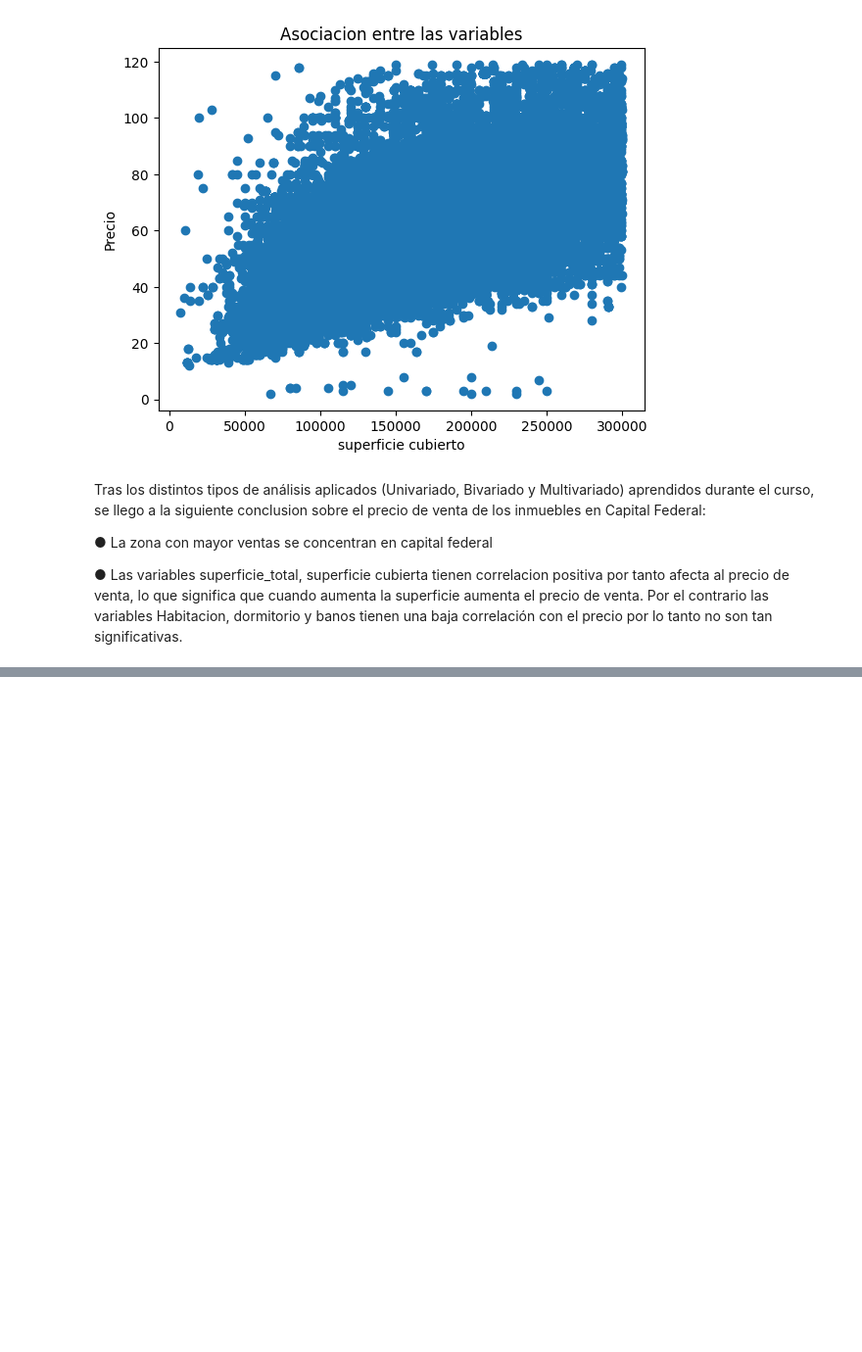
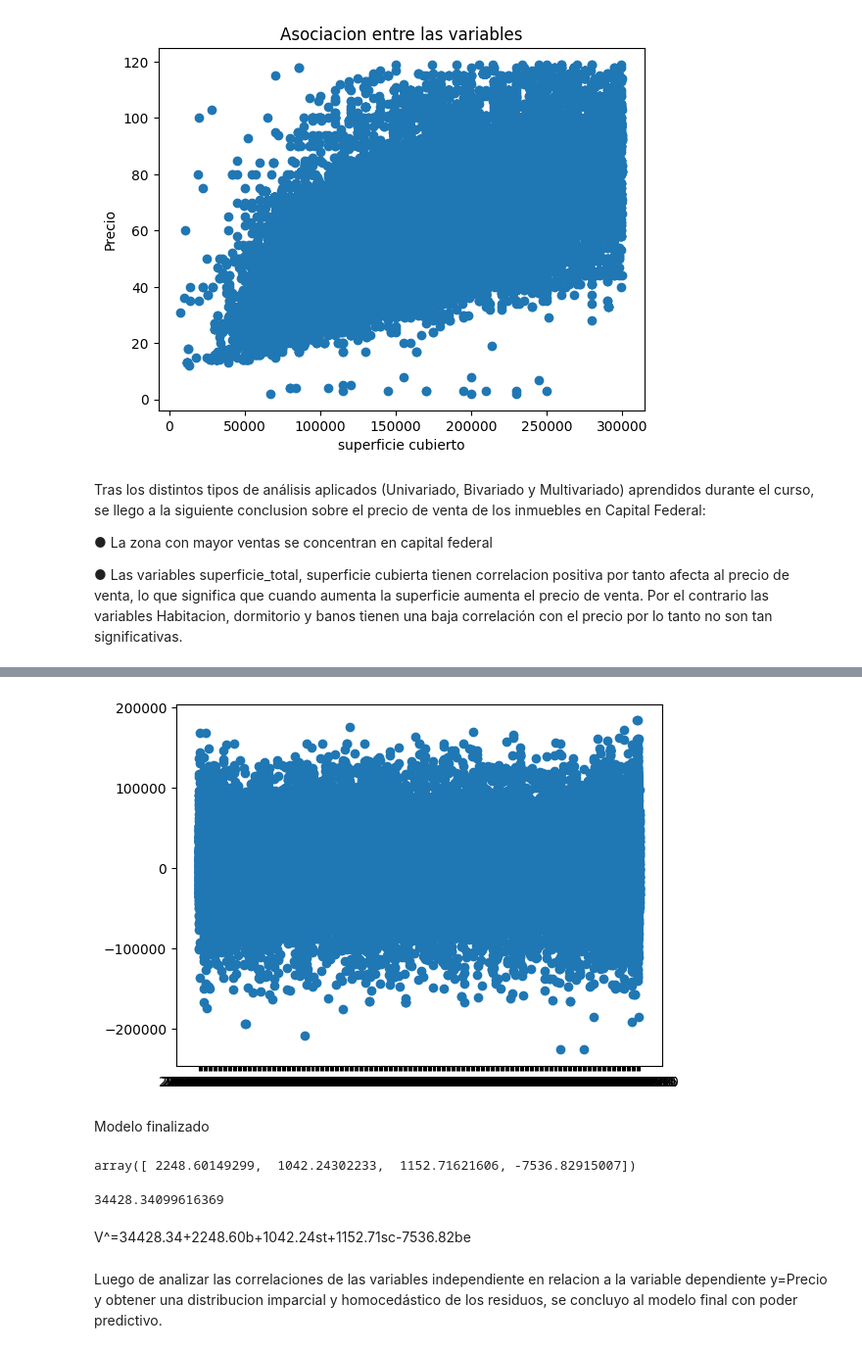
Before and after one commit to mmines32/proyecto_data_science1, a Jupyter notebook: ProyectoFinal_Manrique_Velazquez.ipynb, the cells around one changed output, grey strips where cells are left out. Shown at 98% size. Saved outputs shown, nothing was run; the diff lists cells and outputs as text; code cells hidden in the pictures; blank space fills up the shorter version.

```diff
--- a/ProyectoFinal_Manrique_Velazquez.ipynb
+++ b/ProyectoFinal_Manrique_Velazquez.ipynb
@@ -517,0 +631,2 @@ Por el contrario las variables  Habitacion,	dormitorio y banos tienen una baja c
+# %%
+modelo2=LR()
@@ -517,0 +637,2 @@ Por el contrario las variables  Habitacion,	dormitorio y banos tienen una baja c
+# %%
+y_preds2=modelo2.predict(x2)
@@ -517,0 +645,21 @@ Por el contrario las variables  Habitacion,	dormitorio y banos tienen una baja c
+# %%
+r2=y-y_preds2
+# %%
+plt.plot(r2,'o')
+plt.show()
+# %% [output]
+[figure, added]
+# %% [markdown]
+Modelo finalizado
+# %%
+modelo2.coef_
+# %% [output]
+array([ 2248.60149299,  1042.24302233,  1152.71621606, -7536.82915007])
+# %%
+modelo2.intercept_
+# %% [output]
+34428.34099616369
+# %% [markdown]
+V^=34428.34+2248.60b+1042.24st+1152.71sc-7536.82be
+# %% [markdown]
+Luego de analizar las correlaciones de las variables independiente en relacion a la variable dependiente y=Precio y obtener una distribucion imparcial y homocedástico de los residuos, se concluyo al modelo final con poder predictivo.
```
Also changed, not shown: parts of 52 cells of this notebook.
